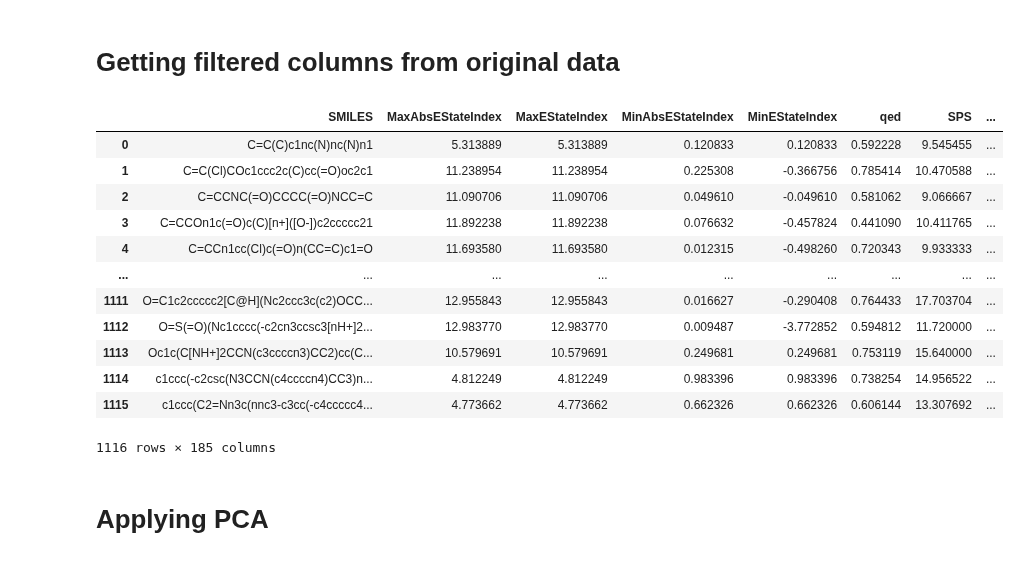
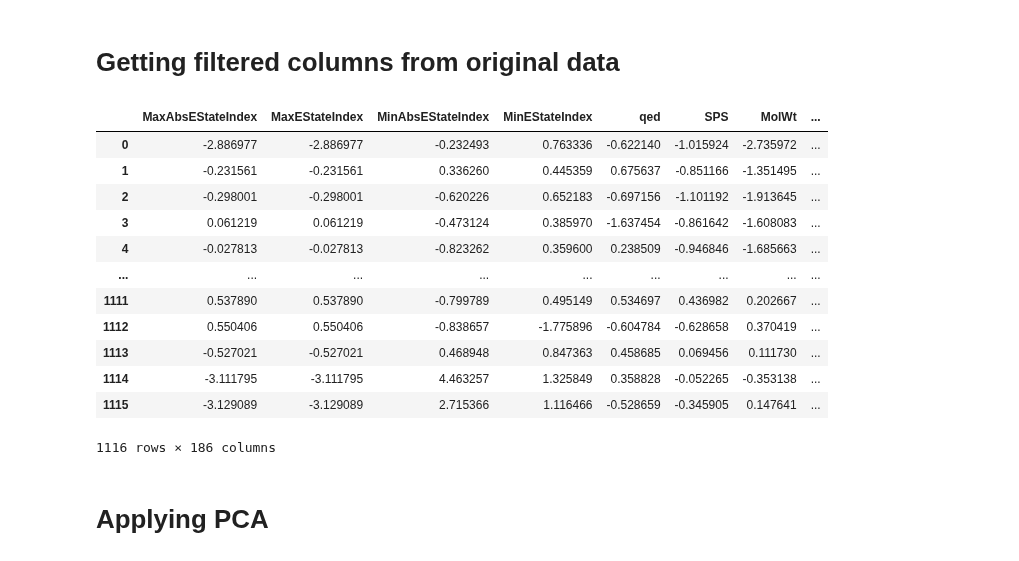
Before and after one commit to annebiemans/Group16, a Jupyter notebook: group_assignment_part1.ipynb, the cells around one changed output. Saved outputs shown, nothing was run; the diff lists cells and outputs as text; code cells hidden in the pictures.

```diff
--- a/group_assignment_part1.ipynb
+++ b/group_assignment_part1.ipynb
@@ -55,6 +55,12 @@ df_molecules = pd.DataFrame(data_raw['SMILES']) #create a new dataframe for the
 df_descriptors=pd.DataFrame(descriptor_data.tolist()) #making a dataframe for the descriptor data
 
 df_molecules = pd.concat([df_molecules, df_descriptors], axis=1)
-
-df_molecules.head()
+df_molecules['mol'] = df_molecules['SMILES'].apply(Chem.MolFromSmiles)
+df_molecules['fp'] = df_molecules['mol'].apply(lambda x: AllChem.GetMorganFingerprintAsBitVect(x, 2, nBits=64))
+df_molecules['fp'] = df_molecules['fp'].apply(lambda x: x.ToBitString())
+#print(df_molecules['fp'])
+df_molecules['fp_numeric'] = df_molecules['fp'].apply(lambda x: int(x, 2))
+df_molecules.drop(columns=['mol','fp'], inplace=True)
+#print(df_molecules['fp_numeric'])
+df_molecules
 # %% [output]
@@ -132,34 +161,36 @@ df_filtered_twice_descriptors = df_filtered_once_descriptors.drop(columns=to_dro
 # Getting filtered columns from original data
 # %%
 #OKay nu hebben we een df die gefilterd is, maar met standardized waarden, we willen t origineel hebben dus we moeten die kolommen eruit halen:
-relevant_columns=['SMILES']
-filtered_descriptors=list(df_filtered_twice_descriptors.columns)
+# relevant_columns=['SMILES']
+# filtered_descriptors=list(df_filtered_twice_descriptors.columns)
 
-for column in filtered_descriptors:
-    relevant_columns.append(column)
+# for column in filtered_descriptors:
+#     relevant_columns.append(column)
 
 
-df_filtered_molecules=df_molecules[relevant_columns]
-df_filtered_molecules # dit is de output met smiles en dan de descriptors die relevant zijn
+# df_filtered_molecules=df_molecules[relevant_columns]
+# df_filtered_molecules # dit is de output met smiles en dan de descriptors die relevant zijn
 
-
+df_filtered_twice_descriptors['SMILES'] = df_molecules['SMILES']
+df_filtered_molecules = df_filtered_twice_descriptors
+df_filtered_molecules
 #test mocht sklearn het ooit doen:
 #descriptors_left=list(df_filtered_molecules.columns)
 #print(descriptors_left)
 # %% [output]
-|  | SMILES | MaxAbsEStateIndex | MaxEStateIndex | MinAbsEStateIndex | MinEStateIndex | qed | SPS | ... |
-| 0 | C=C(C)c1nc(N)nc(N)n1 | 5.313889 | 5.313889 | 0.120833 | 0.120833 | 0.592228 | 9.545455 | ... |
-| 1 | C=C(Cl)COc1ccc2c(C)cc(=O)oc2c1 | 11.238954 | 11.238954 | 0.225308 | -0.366756 | 0.785414 | 10.470588 | ... |
-| 2 | C=CCNC(=O)CCCC(=O)NCC=C | 11.090706 | 11.090706 | 0.049610 | -0.049610 | 0.581062 | 9.066667 | ... |
-| 3 | C=CCOn1c(=O)c(C)[n+]([O-])c2ccccc21 | 11.892238 | 11.892238 | 0.076632 | -0.457824 | 0.441090 | 10.411765 | ... |
-| 4 | C=CCn1cc(Cl)c(=O)n(CC=C)c1=O | 11.693580 | 11.693580 | 0.012315 | -0.498260 | 0.720343 | 9.933333 | ... |
+|  | MaxAbsEStateIndex | MaxEStateIndex | MinAbsEStateIndex | MinEStateIndex | qed | SPS | MolWt | ... |
+| 0 | -2.886977 | -2.886977 | -0.232493 | 0.763336 | -0.622140 | -1.015924 | -2.735972 | ... |
+| 1 | -0.231561 | -0.231561 | 0.336260 | 0.445359 | 0.675637 | -0.851166 | -1.351495 | ... |
+| 2 | -0.298001 | -0.298001 | -0.620226 | 0.652183 | -0.697156 | -1.101192 | -1.913645 | ... |
+| 3 | 0.061219 | 0.061219 | -0.473124 | 0.385970 | -1.637454 | -0.861642 | -1.608083 | ... |
+| 4 | -0.027813 | -0.027813 | -0.823262 | 0.359600 | 0.238509 | -0.946846 | -1.685663 | ... |
 | ... | ... | ... | ... | ... | ... | ... | ... | ... |
-| 1111 | O=C1c2ccccc2[C@H](Nc2ccc3c(c2)OCC... | 12.955843 | 12.955843 | 0.016627 | -0.290408 | 0.764433 | 17.703704 | ... |
-| 1112 | O=S(=O)(Nc1cccc(-c2cn3ccsc3[nH+]2... | 12.983770 | 12.983770 | 0.009487 | -3.772852 | 0.594812 | 11.720000 | ... |
-| 1113 | Oc1c(C[NH+]2CCN(c3ccccn3)CC2)cc(C... | 10.579691 | 10.579691 | 0.249681 | 0.249681 | 0.753119 | 15.640000 | ... |
-| 1114 | c1ccc(-c2csc(N3CCN(c4ccccn4)CC3)n... | 4.812249 | 4.812249 | 0.983396 | 0.983396 | 0.738254 | 14.956522 | ... |
-| 1115 | c1ccc(C2=Nn3c(nnc3-c3cc(-c4ccccc4... | 4.773662 | 4.773662 | 0.662326 | 0.662326 | 0.606144 | 13.307692 | ... |
+| 1111 | 0.537890 | 0.537890 | -0.799789 | 0.495149 | 0.534697 | 0.436982 | 0.202667 | ... |
+| 1112 | 0.550406 | 0.550406 | -0.838657 | -1.775896 | -0.604784 | -0.628658 | 0.370419 | ... |
+| 1113 | -0.527021 | -0.527021 | 0.468948 | 0.847363 | 0.458685 | 0.069456 | 0.111730 | ... |
+| 1114 | -3.111795 | -3.111795 | 4.463257 | 1.325849 | 0.358828 | -0.052265 | -0.353138 | ... |
+| 1115 | -3.129089 | -3.129089 | 2.715366 | 1.116466 | -0.528659 | -0.345905 | 0.147641 | ... |
-1116 rows × 185 columns
+1116 rows × 186 columns
 # %% [markdown]
 # Applying PCA
 # %%
```
Also changed, not shown: parts of 5 cells of this notebook, 1 other file.
